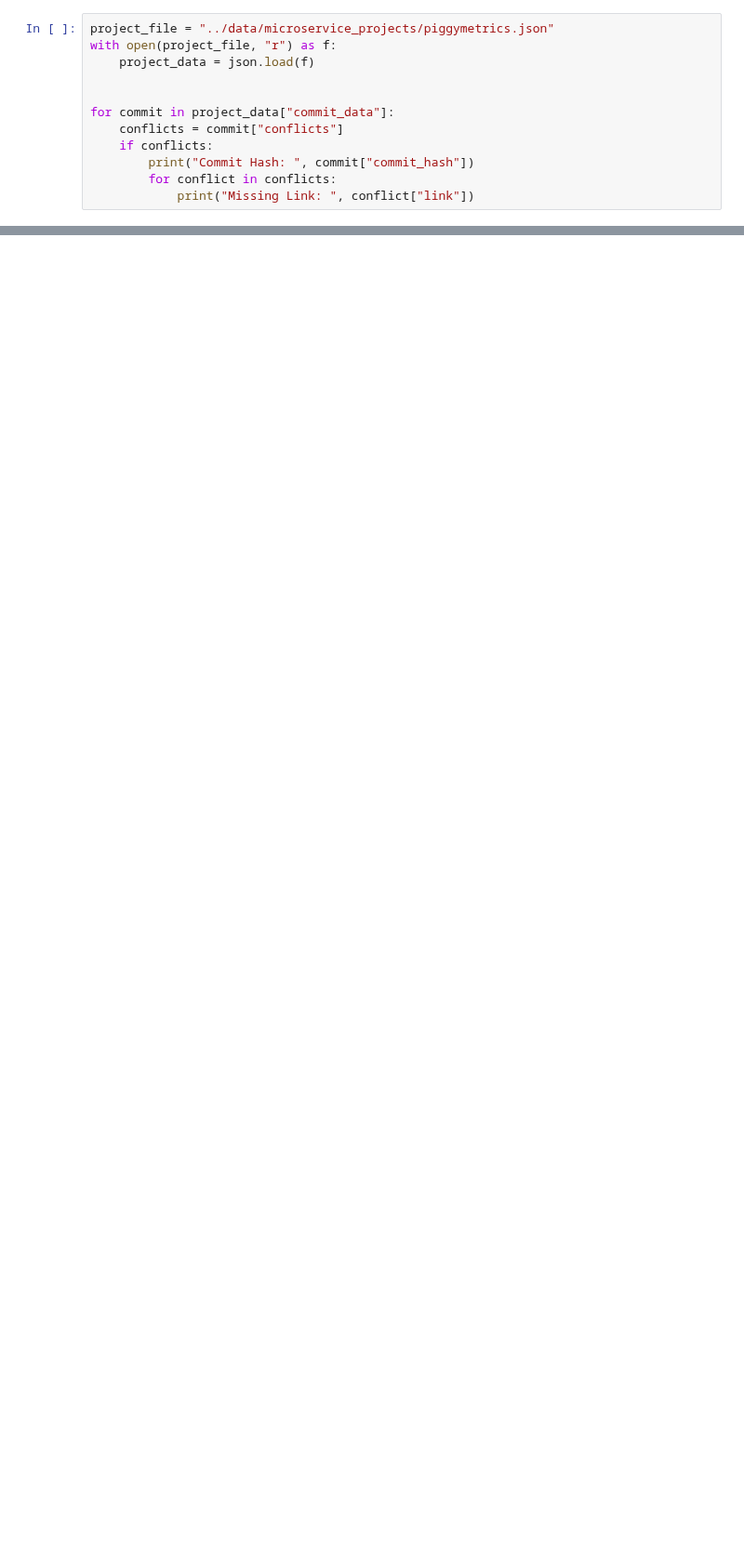
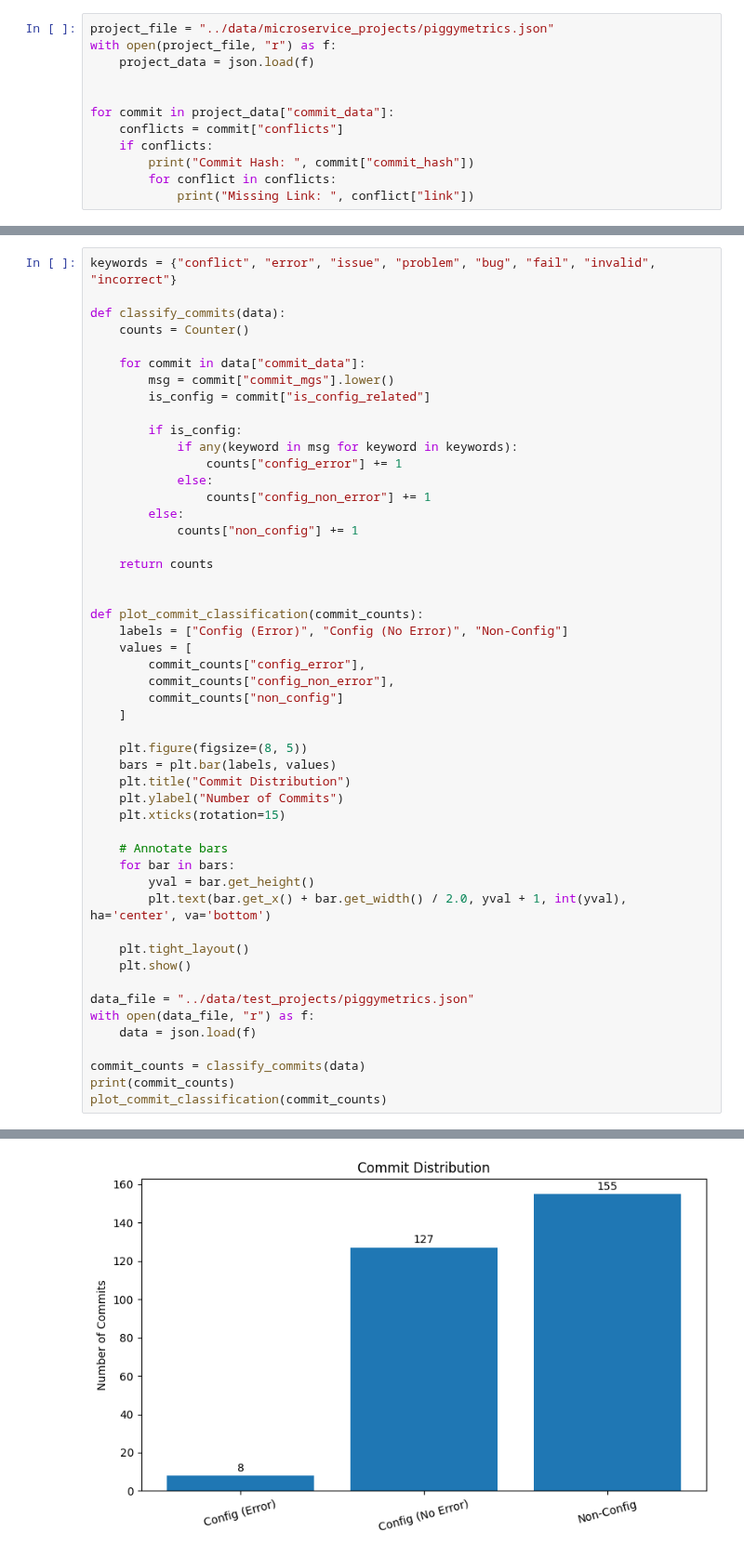
Before and after one commit to simisimon/config-space, a Jupyter notebook: notebooks/misconfiguration.ipynb, the cells around one changed output, grey strips where cells are left out. Shown at 93% size. Saved outputs shown, nothing was run; the diff lists cells and outputs as text; blank space fills up the shorter version.

```diff
--- a/notebooks/misconfiguration.ipynb
+++ b/notebooks/misconfiguration.ipynb
@@ -237,0 +240,51 @@ for commit in project_data["commit_data"]:
+# %%
+keywords = {"conflict", "error", "issue", "problem", "bug", "fail", "invalid", "incorrect"}
+
+def classify_commits(data):
+    counts = Counter()
+
+    for commit in data["commit_data"]:
+        msg = commit["commit_mgs"].lower()
+        is_config = commit["is_config_related"]
+
+        if is_config:
+            if any(keyword in msg for keyword in keywords):
+                counts["config_error"] += 1
+            else:
+                counts["config_non_error"] += 1
+        else:
+            counts["non_config"] += 1
+
+    return counts
+
+
+def plot_commit_classification(commit_counts):
+    labels = ["Config (Error)", "Config (No Error)", "Non-Config"]
+    values = [
+        commit_counts["config_error"],
+        commit_counts["config_non_error"],
+        commit_counts["non_config"]
+    ]
+
+    plt.figure(figsize=(8, 5))
+    bars = plt.bar(labels, values)
+    plt.title("Commit Distribution")
+    plt.ylabel("Number of Commits")
+    plt.xticks(rotation=15)
+
+    # Annotate bars
+    for bar in bars:
+        yval = bar.get_height()
+        plt.text(bar.get_x() + bar.get_width() / 2.0, yval + 1, int(yval), ha='center', va='bottom')
+
+    plt.tight_layout()
+    plt.show()
+
+data_file = "../data/test_projects/piggymetrics.json"
+with open(data_file, "r") as f:
+    data = json.load(f)
+
+commit_counts = classify_commits(data)
+print(commit_counts)
+plot_commit_classification(commit_counts)
+# %% [output]
@@ -237,0 +292 @@ for commit in project_data["commit_data"]:
+[figure, added]
```
Also changed, not shown: parts of 2 cells of this notebook, 1 other file.
